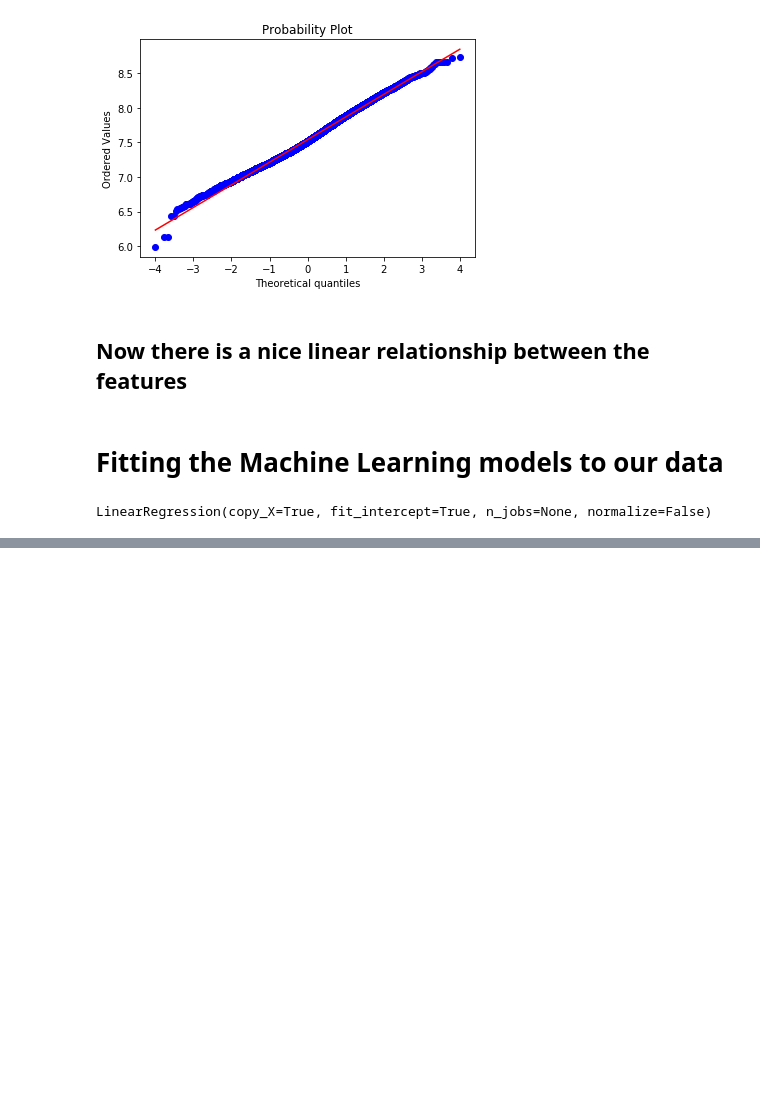
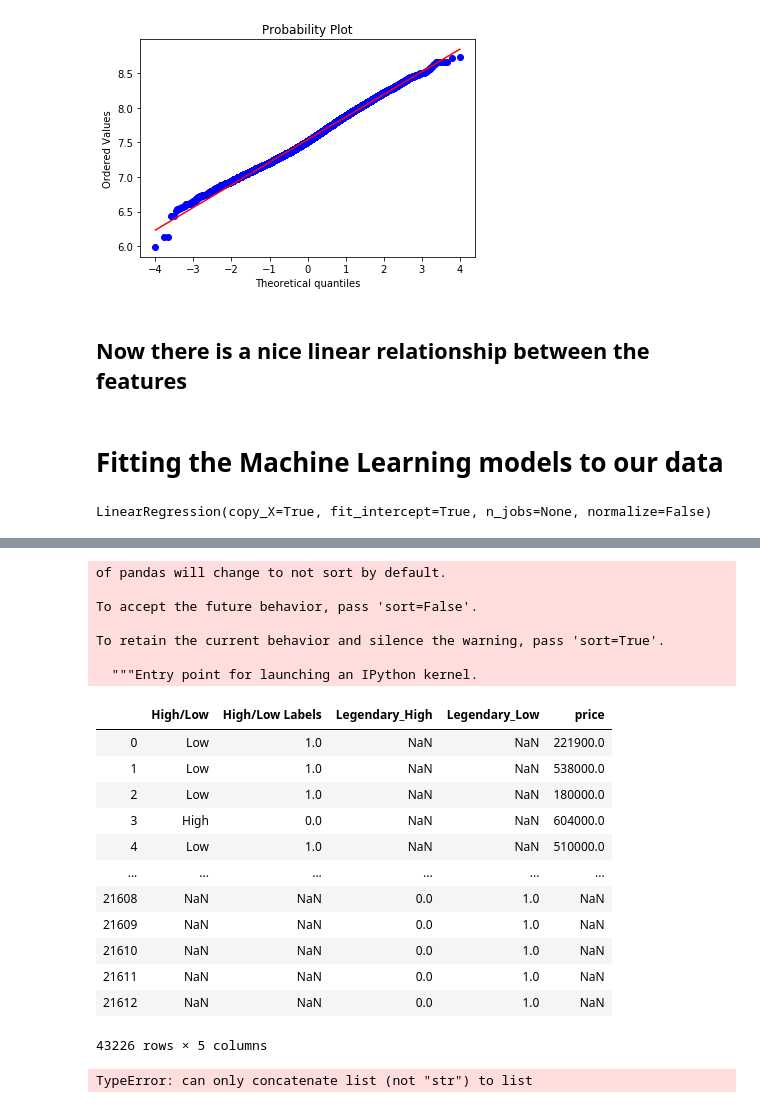
Before and after one commit to abhishekdabas31/Predicting-House-Prices-in-King-county, a Jupyter notebook: Exploratory_Data_Analysis on Housing dataset.ipynb, the cells around one changed output, grey strips where cells are left out. Saved outputs shown, nothing was run; the diff lists cells and outputs as text; code cells hidden in the pictures; blank space fills up the shorter version.

```diff
--- a/Exploratory_Data_Analysis on Housing dataset.ipynb
+++ b/Exploratory_Data_Analysis on Housing dataset.ipynb
@@ -658,0 +866,8 @@ Lets try other algorithms
+# %%
+# transform and map High/Low
+le = LabelEncoder()
+highlow_labels = le.fit_transform(data['High/Low'])
+data['High/Low Labels'] = highlow_labels
+
+data_labels = data[['price', 'High/Low', 'High/Low Labels']]
+data_labels.iloc[4:10]
@@ -658,0 +882,11 @@ Lets try other algorithms
+# %%
+# encode generation labels using one-hot encoding scheme
+# ohe = OneHotEncoder()
+# gen_feature_arr = ohe.fit_transform(data[['High/Low Labels']]).toarray()
+# gen_feature_labels = list(le.classes_)
+# gen_features = pd.DataFrame(gen_feature_arr, columns=gen_feature_labels)
+leg_ohe = OneHotEncoder()
+leg_feature_arr = leg_ohe.fit_transform(data[['High/Low Labels']]).toarray()
+leg_feature_labels = ['Legendary_'+str(cls_label) for cls_label in le.classes_]
+leg_features = pd.DataFrame(leg_feature_arr, columns=leg_feature_labels)
+leg_features
@@ -658,0 +910,30 @@ Lets try other algorithms
+# %%
+data_=pd.concat([data_labels,leg_features])
+data_
+# %% [output]
+of pandas will change to not sort by default.
+
+To accept the future behavior, pass 'sort=False'.
+
+To retain the current behavior and silence the warning, pass 'sort=True'.
+
+  """Entry point for launching an IPython kernel.
+|  | High/Low | High/Low Labels | Legendary_High | Legendary_Low | price |
+| 0 | Low | 1.0 | NaN | NaN | 221900.0 |
+| 1 | Low | 1.0 | NaN | NaN | 538000.0 |
+| 2 | Low | 1.0 | NaN | NaN | 180000.0 |
+| 3 | High | 0.0 | NaN | NaN | 604000.0 |
+| 4 | Low | 1.0 | NaN | NaN | 510000.0 |
+| ... | ... | ... | ... | ... | ... |
+| 21608 | NaN | NaN | 0.0 | 1.0 | NaN |
+| 21609 | NaN | NaN | 0.0 | 1.0 | NaN |
+| 21610 | NaN | NaN | 0.0 | 1.0 | NaN |
+| 21611 | NaN | NaN | 0.0 | 1.0 | NaN |
+| 21612 | NaN | NaN | 0.0 | 1.0 | NaN |
+43226 rows × 5 columns
+# %%
+data_ = pd.concat([data_labels, leg_features], axis=1)
+columns = sum( ['High/Low Labels'],leg_feature_labels)
+data_[columns].iloc[4:10]
+# %% [output]
+TypeError: can only concatenate list (not "str") to list
```
Also changed, not shown: parts of 25 cells of this notebook, 1 other file.
